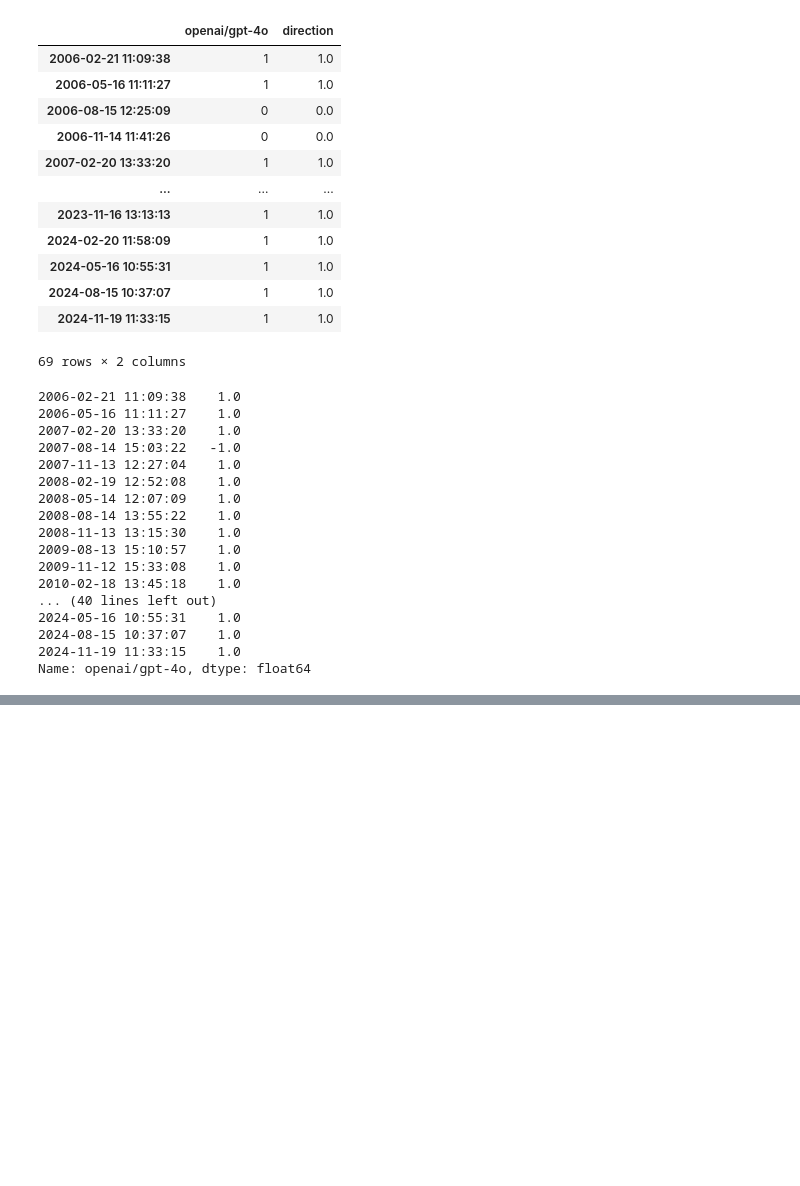
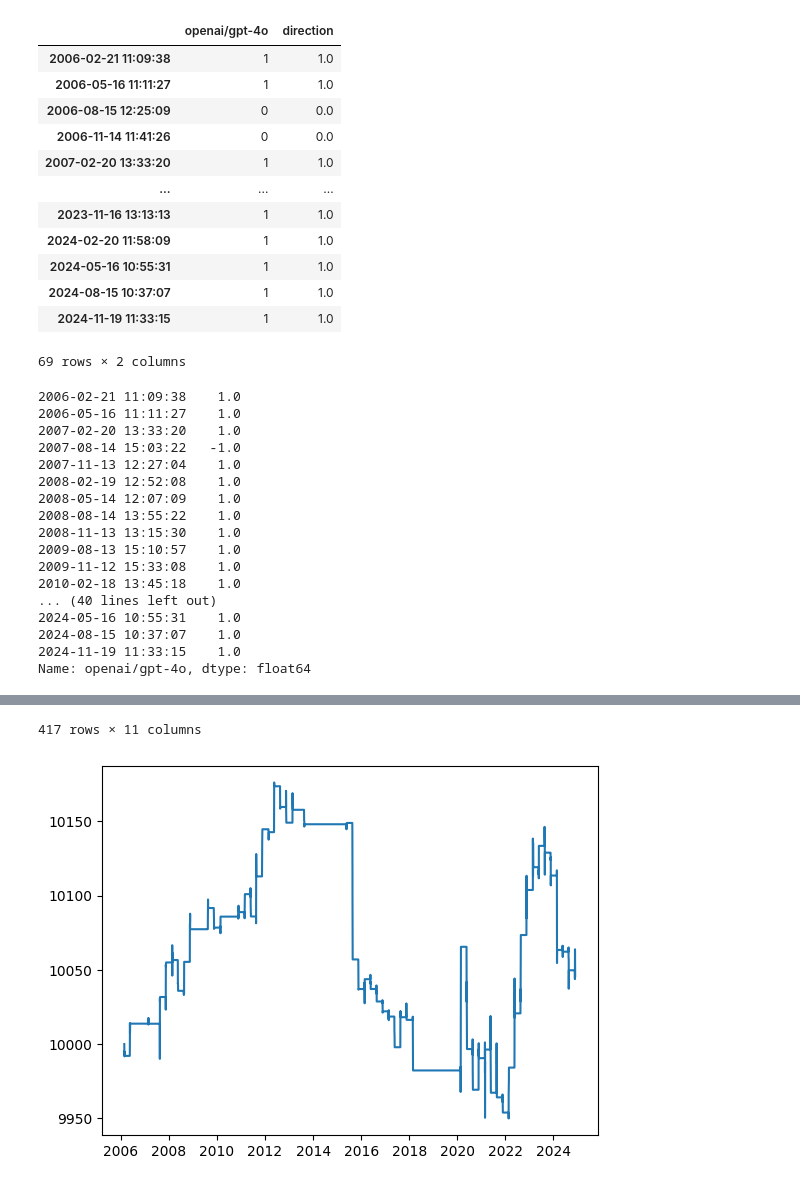
Before and after one commit to lukaskiss222/trascript-AI-trading, a Jupyter notebook: processing.ipynb, the cells around one changed output, grey strips where cells are left out. Saved outputs shown, nothing was run; the diff lists cells and outputs as text; code cells hidden in the pictures; blank space fills up the shorter version.

Commit message:
results

```diff
--- a/processing.ipynb
+++ b/processing.ipynb
@@ -310,0 +448,4 @@ plt.show()
+# %%
+backtest_results = pd.concat(output,axis=1).T
+backtest_results.to_csv("data/backtest_results.csv",index=False)
+backtest_results
@@ -310,0 +482,10 @@ plt.show()
+# %%
+period = 5
+df = backtest_results[(backtest_results['period'] == period) & (backtest_results['n_trades'] >= 10)]
+# aggresive sizing
+df = df[df['sizing'] == "absolute"]
+
+for symbol in profiles.keys():
+    print(symbol)
+    display(df[df['symbol'] == symbol].sort_values(by='earned',ascending=False))
+    print()
@@ -310,0 +604,49 @@ plt.show()
+# %%
+# plot
+
+
+ymbol="AMGN"
+# AMZN openai/gpt-4o
+# add filter by strategy
+stock_pred = stocks_predictions_numbers[symbol]
+# filter by model
+model = "openai/gpt-4o"
+stock_pred = stock_pred[[model]].copy()
+# direction is just sign of the number
+
+
+# drop zeros
+stock_pred['direction'] = stock_pred[model].dropna().astype(int).map({
+    -2: -1,
+    -1:-1,
+    0: np.nan,
+    1: 1,
+    2: 1
+})
+# filter nans
+stock_pred = stock_pred.sort_index().dropna()
+#display(stock_pred)
+
+# different timeframes
+timeframe = pd.Timedelta(days=5)
+
+def sizing_strategy(current_pos, price_stock, price_spy, beta):
+    return 10#current_pos/price_stock
+
+
+output = backtest(prices[symbol],spy_prices, stock_pred, timeframe, sizing_strategy,current_pos=10000)
+display(output)
+
+
+to_plot = output#.iloc[:9]
+# plot current_pos
+# plot price_stock on separate y axis
+
+import matplotlib.pyplot as plt
+fig, ax1 = plt.subplots()
+ax1.plot(to_plot.index, to_plot['current_pos'])
+#ax2 = ax1.twinx()
+
+#ax2.plot(to_plot.index, to_plot['price_spy'],color='red')
+plt.show()
+# %% [output]
@@ -310,0 +666,2 @@ plt.show()
+417 rows × 11 columns
+[figure, added]
```
Also changed, not shown: parts of 9 cells of this notebook, 1 other file.
